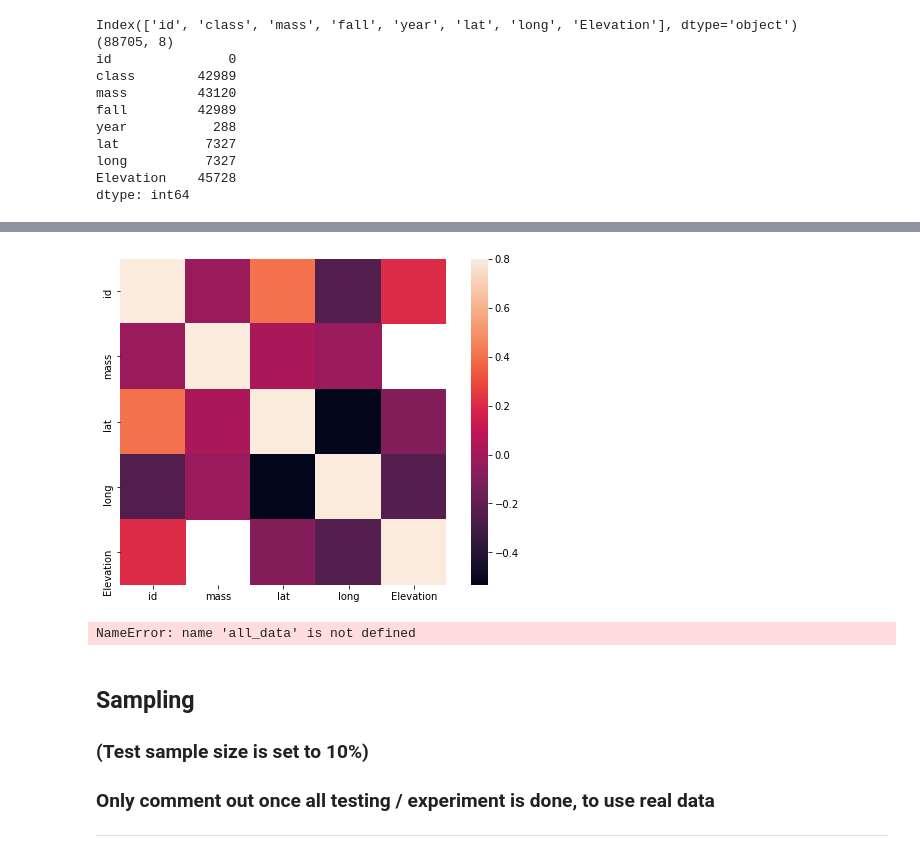
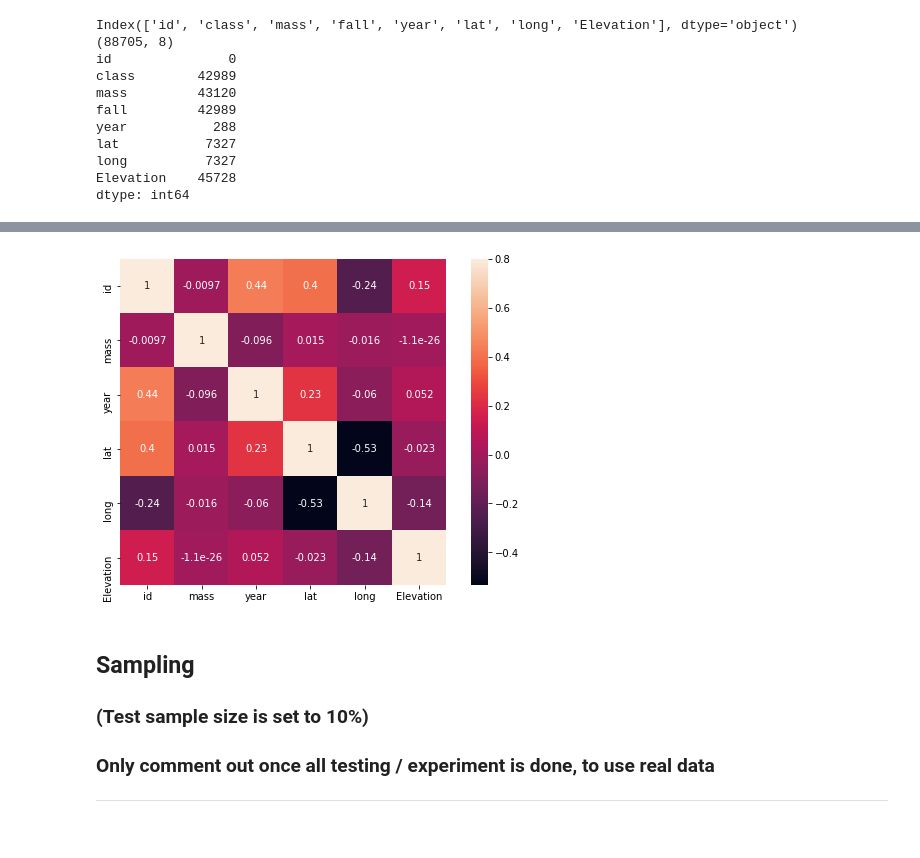
Before and after one commit to RobotGyal/Project-Impact-2020, a Jupyter notebook: machine-learning/pre-processing.ipynb, the cells around one changed output, grey strips where cells are left out. Drawn from its saved outputs; the diff is of its cells as text; code cells hidden in the pictures.

```diff
--- a/machine-learning/pre-processing.ipynb
+++ b/machine-learning/pre-processing.ipynb
@@ -206,0 +209,11 @@ dtype: int64
+# %%
+# Replace Numerical NaN Values with mean
+from sklearn.preprocessing import Imputer
+imputer = Imputer(missing_values=np.nan, strategy='mean', axis=0)
+all_data[['mass']] = imputer.fit_transform(all_data[['mass']])
+all_data[['year']] = imputer.fit_transform(all_data[['year']])
+all_data[['lat']] = imputer.fit_transform(all_data[['lat']])
+all_data[['long']] = imputer.fit_transform(all_data[['long']])
+all_data[['Elevation']] = imputer.fit_transform(all_data[['Elevation']])
+
+print(all_data.isnull().sum())
@@ -206,0 +230,5 @@ dtype: int64
+# %%
+# Replace Categorical NaN with 'N/A'
+all_data['class'] = all_data['class'].replace(np.NaN, 'N/A')
+all_data['fall'] = all_data['fall'].replace(np.NaN, 'N/A')
+print(all_data.isnull().sum())
@@ -207,8 +245,8 @@ dtype: int64
 # %%
 # heat map of correlation of features
 correlation_matrix = all_data.corr()
 fig = plt.figure(figsize=(9,6))
-sns.heatmap(correlation_matrix,vmax=0.8,square = True)
+sns.heatmap(correlation_matrix,vmax=0.8,square = True, annot= True)
 plt.show()
 # %% [output]
-[figure, old version]
+[figure, new version]
@@ -222,7 +253,3 @@ plt.show()
-# %%
-all_data.head
-# %% [output]
-NameError: name 'all_data' is not defined
 # %%
 all_data.to_csv('../data/ALL_DATA.csv', index = False)
 # %% [markdown]
```
Also changed, not shown: parts of 6 cells of this notebook, 1 other file.
